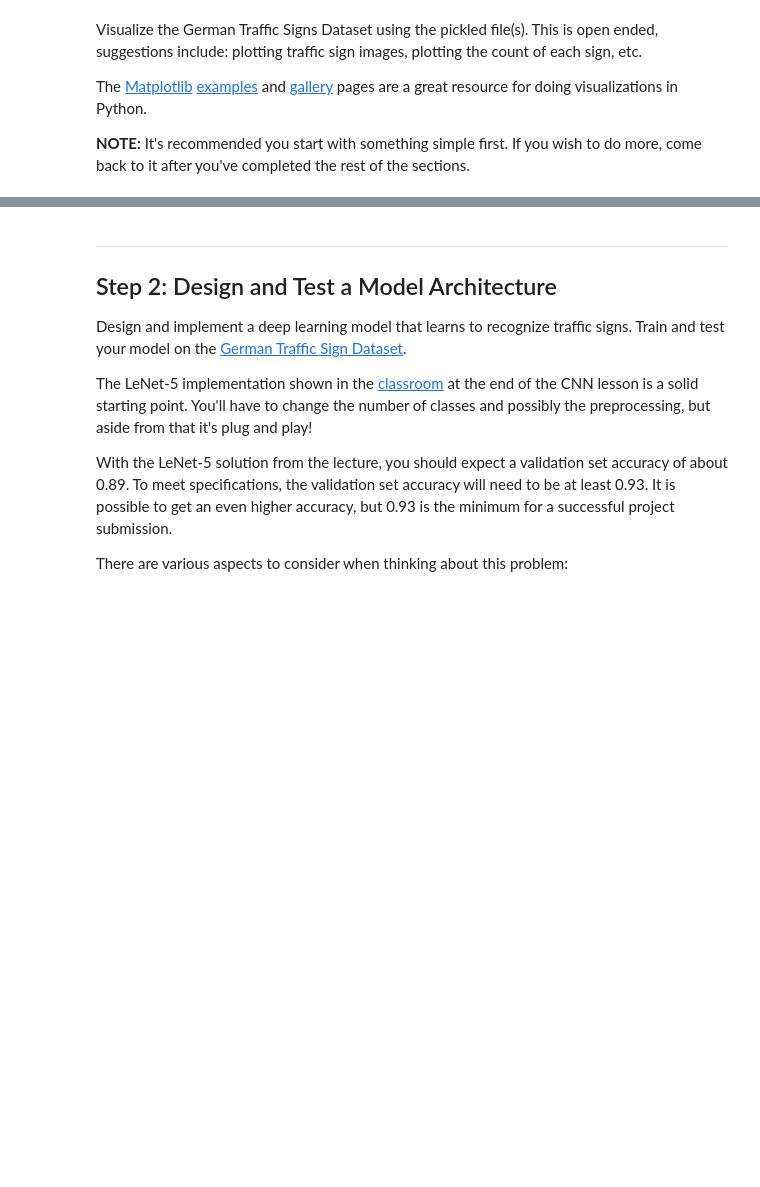
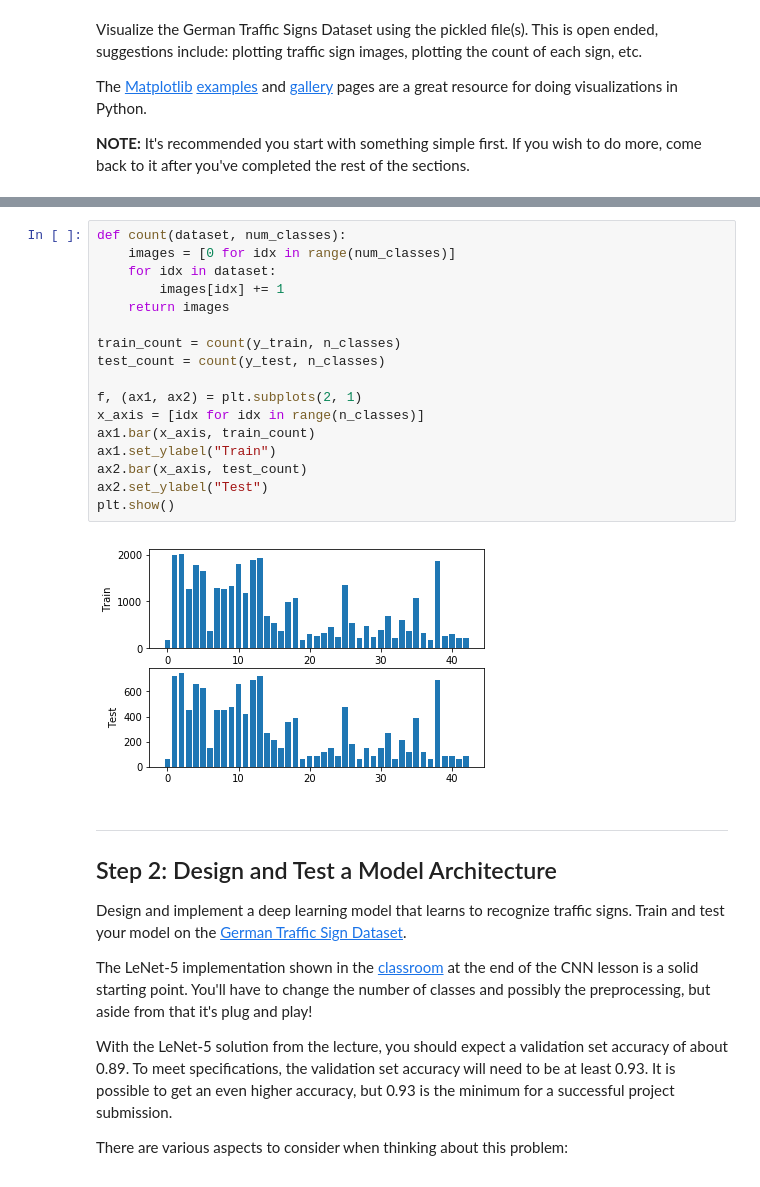
Before and after one commit to rdspring1/CarND-Traffic-Sign-Classifier-Project, a Jupyter notebook: Traffic_Sign_Classifier.ipynb, the cells around one changed output, grey strips where cells are left out. Saved outputs shown, nothing was run; the diff lists cells and outputs as text; blank space fills up the shorter version.

```diff
--- a/Traffic_Sign_Classifier.ipynb
+++ b/Traffic_Sign_Classifier.ipynb
@@ -115,3 +124,22 @@ plt.show()
+# %%
+def count(dataset, num_classes):
+    images = [0 for idx in range(num_classes)]
+    for idx in dataset:
+        images[idx] += 1
+    return images
+
+train_count = count(y_train, n_classes)
+test_count = count(y_test, n_classes)
+
+f, (ax1, ax2) = plt.subplots(2, 1)
+x_axis = [idx for idx in range(n_classes)]
+ax1.bar(x_axis, train_count)
+ax1.set_ylabel("Train")
+ax2.bar(x_axis, test_count)
+ax2.set_ylabel("Test")
+plt.show()
+# %% [output]
+[figure, added]
 # %% [markdown]
 ----
 
```
Also changed, not shown: parts of 15 cells of this notebook, 4 other files.
